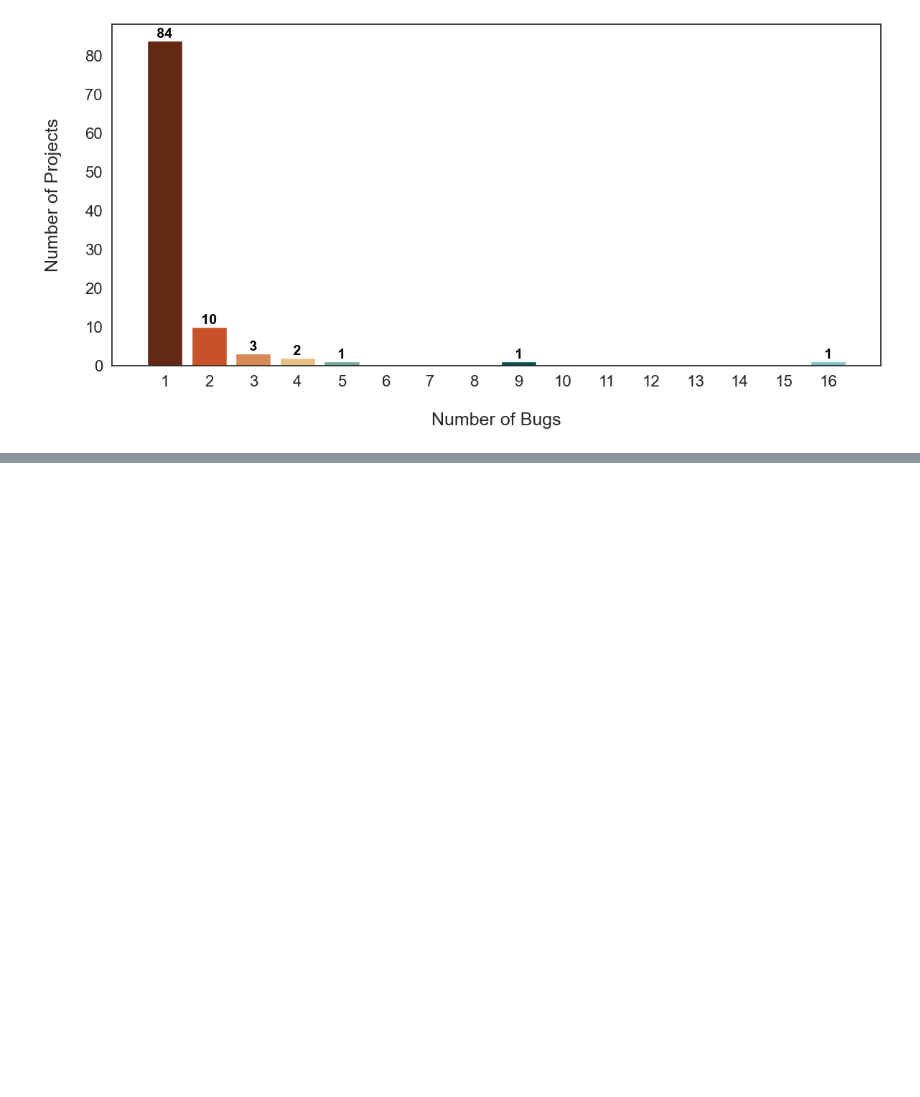
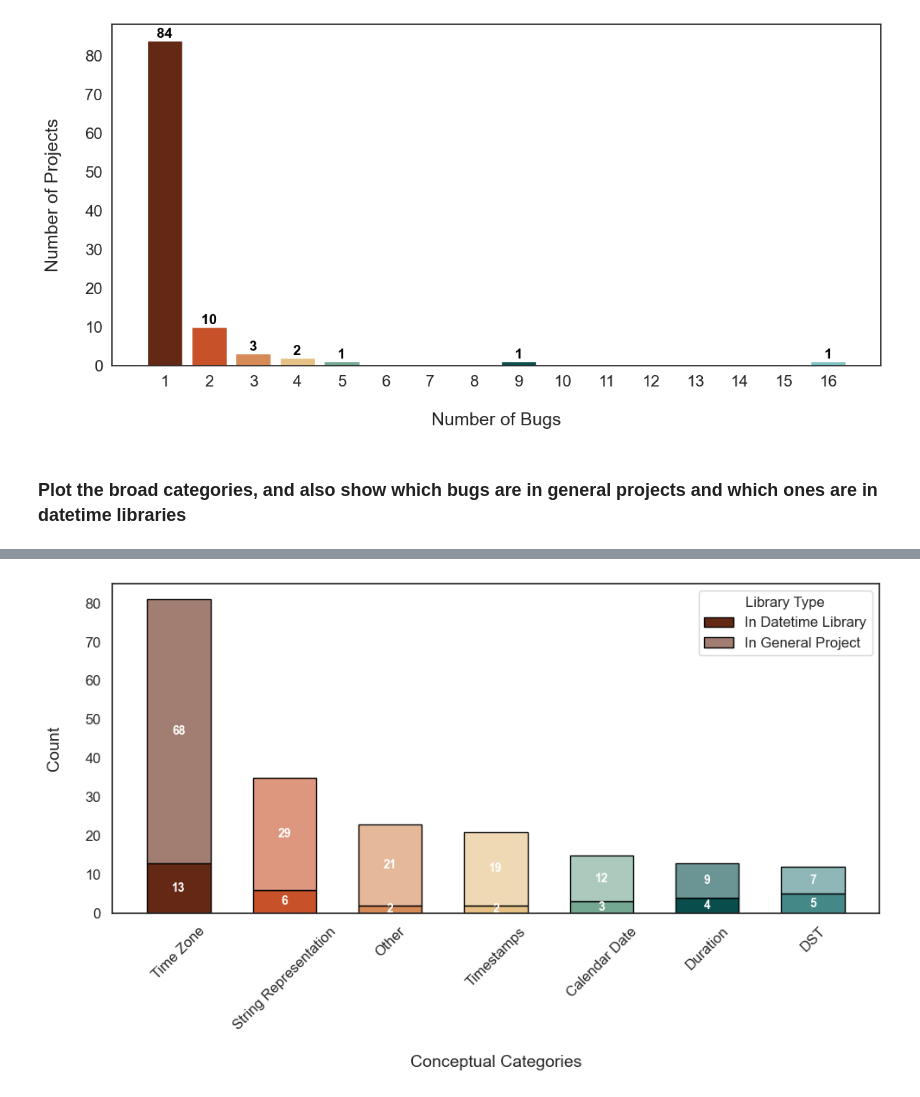
Before and after one commit to cmu-pasta/date-time, a Jupyter notebook: analysis/insights.ipynb, the cells around one changed output, grey strips where cells are left out. Cells and saved outputs as stored; diff of their text form; code cells hidden in the pictures; blank space fills up the shorter version.

Commit message:
added updated graphs to insights.ipynb with stacked bar charts for figures 2-4, with the stacks representing whether a project is from a Datetime Library or a General Project

```diff
--- a/analysis/insights.ipynb
+++ b/analysis/insights.ipynb
@@ -378,3 +417,80 @@ plt.savefig(SAVE_PATH + 'bug_distribution.pdf', transparent=True, bbox_inches='t
 plt.show()
 # %% [output]
 [figure]
+# %% [markdown]
+### Plot the broad categories, and also show which bugs are in general projects and which ones are in datetime libraries
+# %%
+#setup for figures 2-4
+#project names for datetime libraries
+datetime_libraries = ["dateutil", "pendulum", "maya"]
+
+from matplotlib.colors import to_rgb
+# Define the colors for the bar chart
+colors = ["#642915", "#c7522a", "#d68a58", "#e5c185", "#74a892", "#094d4d", "#458888", "#80c2c2", "#642915", "#c7522a", "#d68a58"]
+lighter_colors = [f"#{''.join(f'{int(c*255 + (255-c*255)*0.4):02x}' for c in to_rgb(color))}" for color in colors]
+
+sns.set_theme(style='white')
+# %%
+#figure 2: distribution of bugs across identified conceptual categories
+#timezone=81
+
+df_new = df[['Project', 'Category 1', 'Category 2']]
+df_new["In Library"] = df['Project'].apply(lambda x: "In Datetime Library" if x in datetime_libraries else "In General Project")
+
+melted_df = df_new.melt(
+    id_vars=["In Library"],
+    value_vars=['Category 1', 'Category 2'],
+    value_name="Categories"
+)
+
+# Drop rows with NaN in the "Categories" column and select relevant columns
+result_df = melted_df.dropna(subset=["Categories"])[["In Library", "Categories"]]
+
+# Reset the index for the final DataFrame
+result_df = result_df.reset_index(drop=True)
+
+# Display the result
+print(result_df)
+
+# Group and count occurrences for each combination of "Errors" and "In Library"
+grouped_data = result_df.groupby(["Categories", "In Library"]).size().unstack(fill_value=0)
+
+# Sort bars by total counts (sum of both columns)
+grouped_data["Total"] = grouped_data.sum(axis=1)
+grouped_data = grouped_data.sort_values("Total", ascending=False).drop(columns=["Total"])
+
+# Assign colors for each bar: original for "In Datetime Library" and lighter for "In General Project"
+bar_colors = []
+for i in range(len(grouped_data)):
+    bar_colors.append((colors[i], lighter_colors[i]))
+
+# Plotting the stacked bar chart
+fig, ax = plt.subplots(figsize=(10, 6))
+for i, (library_type, color_pair) in enumerate(zip(grouped_data.columns, zip(*bar_colors))):
+    ax.bar(
+        grouped_data.index, grouped_data.iloc[:, i],
+        label=library_type,
+        color=color_pair,
+        width=0.6,
+        edgecolor="black",
+        align="center",
+        bottom=grouped_data.iloc[:, :i].sum(axis=1) if i > 0 else None,
+    )
+
+# Adding data labels
+for container, (color_main, color_light) in zip(ax.containers, bar_colors):
+    ax.bar_label(container, label_type="center", fontsize=10, color="white", fontweight="bold")
+
+# Customizing the chart
+ax.set_xlabel("\nConceptual Categories", fontsize=14)
+ax.set_ylabel("Count\n", fontsize=14)
+ax.legend(["In Datetime Library", "In General Project"], title="Library Type", fontsize=12, title_fontsize=12, loc="upper right")
+
+# Adjusting ticks
+ax.tick_params(axis="x", labelsize=12, rotation=45)
+ax.tick_params(axis="y", labelsize=12)
+
+# Display the chart
+plt.tight_layout()
+plt.show()
+# %% [output]
@@ -380,0 +516 @@ plt.show()
+[figure, added]
```
Also changed, not shown: parts of 7 cells of this notebook, 7 other files.
